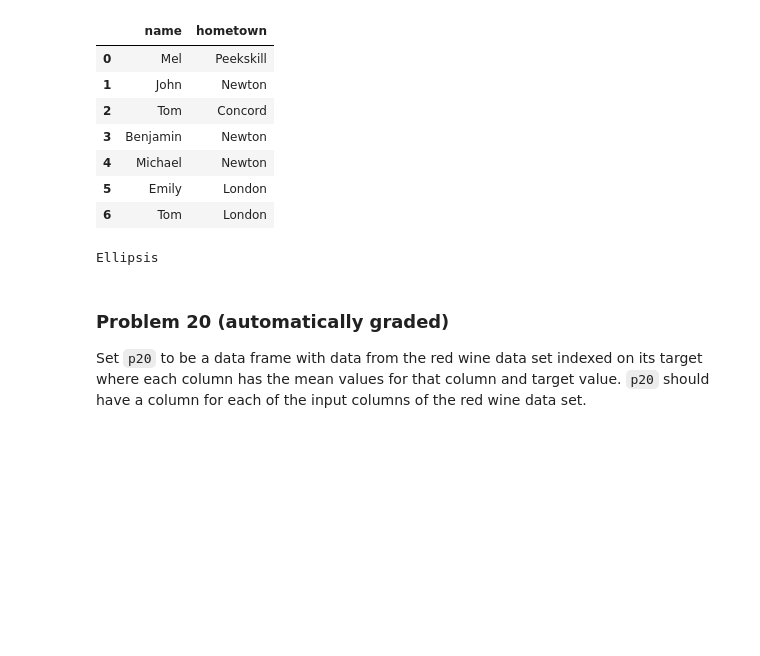
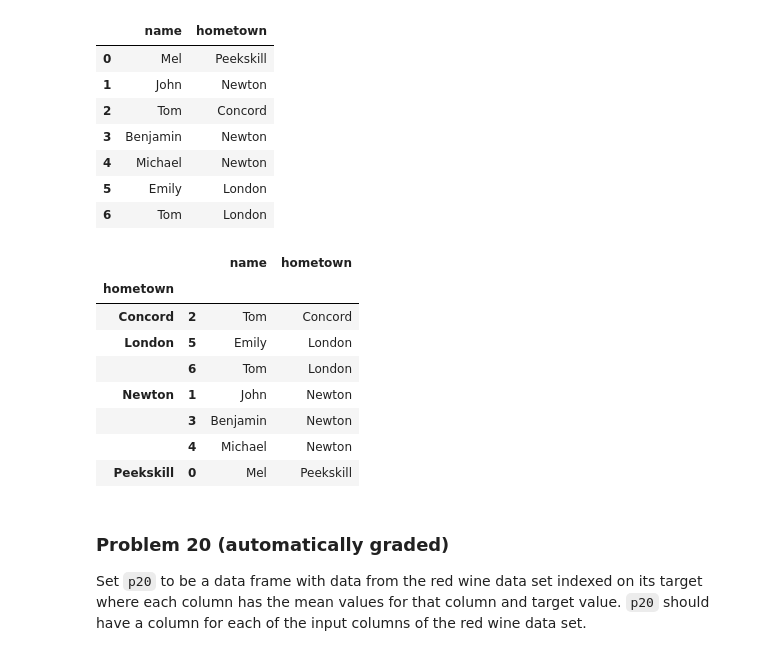
Before and after one commit to AL-Holmes/dx602-homework-10, a Jupyter notebook: homework.ipynb, the cells around one changed output. Cells and saved outputs as stored; diff of their text form; code cells hidden in the pictures; blank space fills up the shorter version.

```diff
--- a/homework.ipynb
+++ b/homework.ipynb
@@ -369,9 +368,18 @@ q19
 # %%
 # YOUR CHANGES HERE
 
-...
+p19 = q19.groupby('hometown').apply(lambda x:x)
+p19
 # %% [output]
-Ellipsis
+|  |  | name | hometown |
+| hometown |  |  |  |
+| Concord | 2 | Tom | Concord |
+| London | 5 | Emily | London |
+|  | 6 | Tom | London |
+| Newton | 1 | John | Newton |
+|  | 3 | Benjamin | Newton |
+|  | 4 | Michael | Newton |
+| Peekskill | 0 | Mel | Peekskill |
 # %% [markdown]
 ### Problem 20 (automatically graded)
 
```
Also changed, not shown: parts of 2 cells of this notebook.
